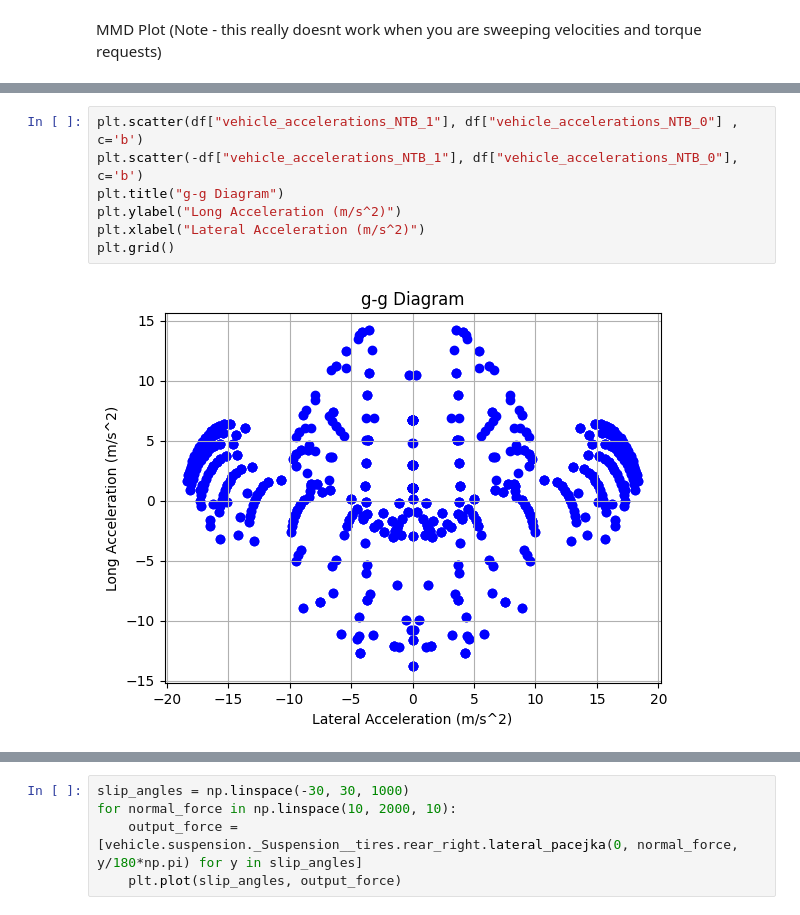
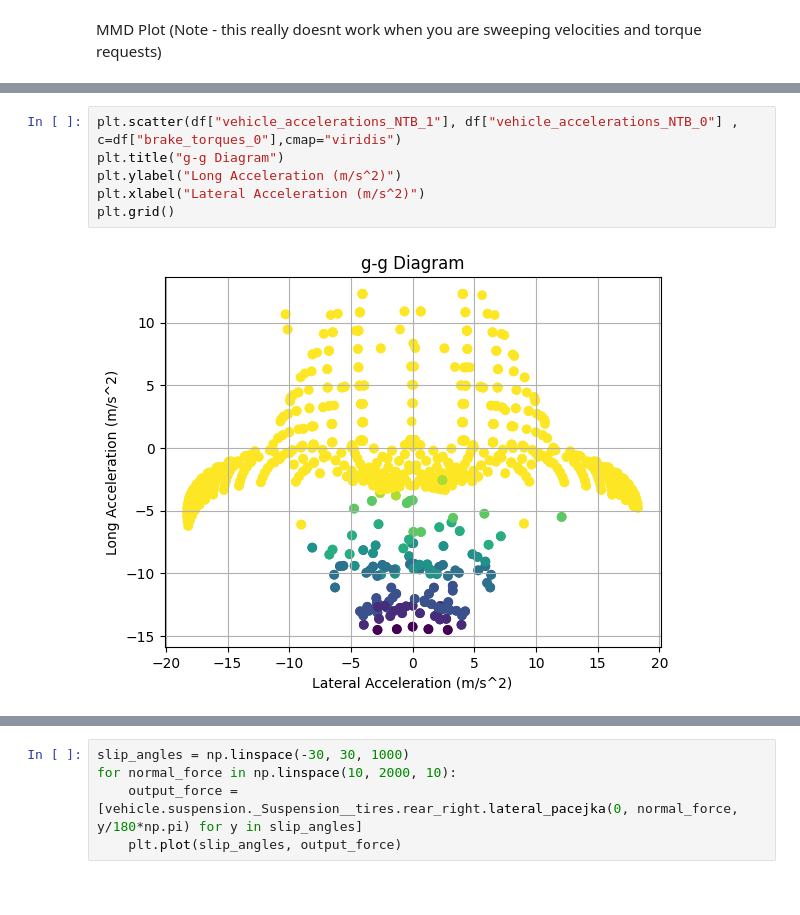
Before and after one commit to LonghornRacingElectric/magic_moment_method, a Jupyter notebook: analysis/MMM_plotter.ipynb, the cells around one changed output, grey strips where cells are left out. Saved outputs shown, nothing was run; the diff lists cells and outputs as text.

```diff
--- a/analysis/MMM_plotter.ipynb
+++ b/analysis/MMM_plotter.ipynb
@@ -58,9 +80,8 @@ Text(0.5, 1.0, 'Milliken Moment Method \n Blue -> Discrete Steered Angle (deg);
 # %%
-plt.scatter(df["vehicle_accelerations_NTB_1"], df["vehicle_accelerations_NTB_0"] , c='b')
-plt.scatter(-df["vehicle_accelerations_NTB_1"], df["vehicle_accelerations_NTB_0"], c='b')
+plt.scatter(df["vehicle_accelerations_NTB_1"], df["vehicle_accelerations_NTB_0"] , c=df["brake_torques_0"],cmap="viridis")
 plt.title("g-g Diagram")
 plt.ylabel("Long Acceleration (m/s^2)")
 plt.xlabel("Lateral Acceleration (m/s^2)")
 plt.grid()
 # %% [output]
-[figure, old version]
+[figure, new version]
```
Also changed, not shown: parts of 15 cells of this notebook, 5 other files.
